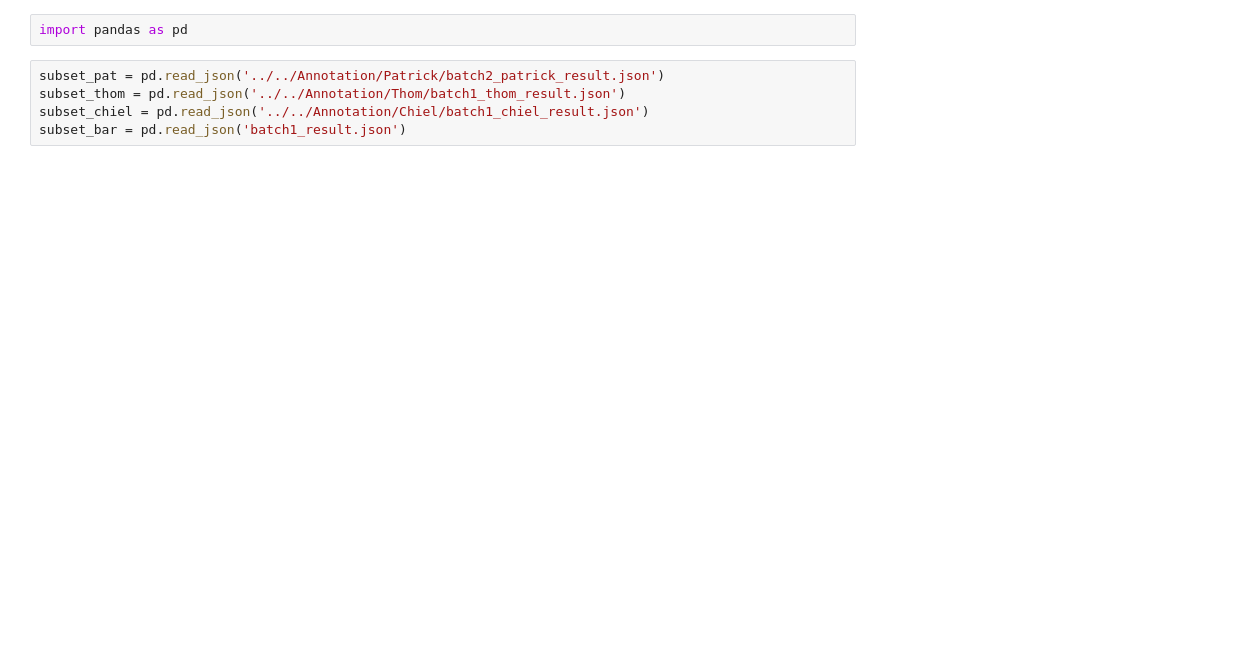
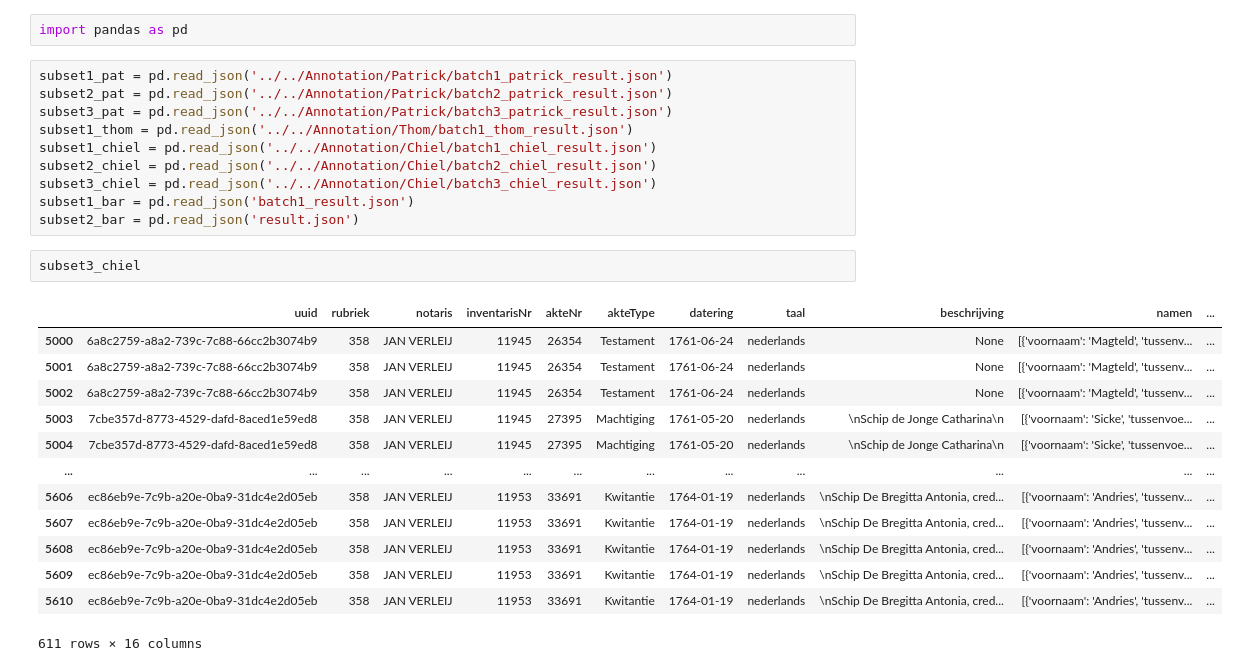
Before and after one commit to barry98/VOC-project, a Jupyter notebook: Annotation/Comparing annotations.ipynb, the cells around one changed output. Drawn from its saved outputs; the diff is of its cells as text; blank space fills up the shorter version.

```diff
--- a/Annotation/Comparing annotations.ipynb
+++ b/Annotation/Comparing annotations.ipynb
@@ -1,7 +1,28 @@
 # %%
 import pandas as pd
 # %%
-subset_pat = pd.read_json('../../Annotation/Patrick/batch2_patrick_result.json')
-subset_thom = pd.read_json('../../Annotation/Thom/batch1_thom_result.json')
-subset_chiel = pd.read_json('../../Annotation/Chiel/batch1_chiel_result.json')
-subset_bar = pd.read_json('batch1_result.json')
+subset1_pat = pd.read_json('../../Annotation/Patrick/batch1_patrick_result.json')
+subset2_pat = pd.read_json('../../Annotation/Patrick/batch2_patrick_result.json')
+subset3_pat = pd.read_json('../../Annotation/Patrick/batch3_patrick_result.json')
+subset1_thom = pd.read_json('../../Annotation/Thom/batch1_thom_result.json')
+subset1_chiel = pd.read_json('../../Annotation/Chiel/batch1_chiel_result.json')
+subset2_chiel = pd.read_json('../../Annotation/Chiel/batch2_chiel_result.json')
+subset3_chiel = pd.read_json('../../Annotation/Chiel/batch3_chiel_result.json')
+subset1_bar = pd.read_json('batch1_result.json')
+subset2_bar = pd.read_json('result.json')
+# %%
+subset3_chiel
+# %% [output]
+|  | uuid | rubriek | notaris | inventarisNr | akteNr | akteType | datering | taal | beschrijving | namen | ... |
+| 5000 | 6a8c2759-a8a2-739c-7c88-66cc2b3074b9 | 358 | JAN VERLEIJ | 11945 | 26354 | Testament | 1761-06-24 | nederlands | None | [{'voornaam': 'Magteld', 'tussenv... | ... |
+| 5001 | 6a8c2759-a8a2-739c-7c88-66cc2b3074b9 | 358 | JAN VERLEIJ | 11945 | 26354 | Testament | 1761-06-24 | nederlands | None | [{'voornaam': 'Magteld', 'tussenv... | ... |
+| 5002 | 6a8c2759-a8a2-739c-7c88-66cc2b3074b9 | 358 | JAN VERLEIJ | 11945 | 26354 | Testament | 1761-06-24 | nederlands | None | [{'voornaam': 'Magteld', 'tussenv... | ... |
+| 5003 | 7cbe357d-8773-4529-dafd-8aced1e59ed8 | 358 | JAN VERLEIJ | 11945 | 27395 | Machtiging | 1761-05-20 | nederlands | \nSchip de Jonge Catharina\n | [{'voornaam': 'Sicke', 'tussenvoe... | ... |
+| 5004 | 7cbe357d-8773-4529-dafd-8aced1e59ed8 | 358 | JAN VERLEIJ | 11945 | 27395 | Machtiging | 1761-05-20 | nederlands | \nSchip de Jonge Catharina\n | [{'voornaam': 'Sicke', 'tussenvoe... | ... |
+| ... | ... | ... | ... | ... | ... | ... | ... | ... | ... | ... | ... |
+| 5606 | ec86eb9e-7c9b-a20e-0ba9-31dc4e2d05eb | 358 | JAN VERLEIJ | 11953 | 33691 | Kwitantie | 1764-01-19 | nederlands | \nSchip De Bregitta Antonia, cred... | [{'voornaam': 'Andries', 'tussenv... | ... |
+| 5607 | ec86eb9e-7c9b-a20e-0ba9-31dc4e2d05eb | 358 | JAN VERLEIJ | 11953 | 33691 | Kwitantie | 1764-01-19 | nederlands | \nSchip De Bregitta Antonia, cred... | [{'voornaam': 'Andries', 'tussenv... | ... |
+| 5608 | ec86eb9e-7c9b-a20e-0ba9-31dc4e2d05eb | 358 | JAN VERLEIJ | 11953 | 33691 | Kwitantie | 1764-01-19 | nederlands | \nSchip De Bregitta Antonia, cred... | [{'voornaam': 'Andries', 'tussenv... | ... |
+| 5609 | ec86eb9e-7c9b-a20e-0ba9-31dc4e2d05eb | 358 | JAN VERLEIJ | 11953 | 33691 | Kwitantie | 1764-01-19 | nederlands | \nSchip De Bregitta Antonia, cred... | [{'voornaam': 'Andries', 'tussenv... | ... |
+| 5610 | ec86eb9e-7c9b-a20e-0ba9-31dc4e2d05eb | 358 | JAN VERLEIJ | 11953 | 33691 | Kwitantie | 1764-01-19 | nederlands | \nSchip De Bregitta Antonia, cred... | [{'voornaam': 'Andries', 'tussenv... | ... |
+611 rows × 16 columns
```
Also changed, not shown: parts of 9 cells of this notebook.
